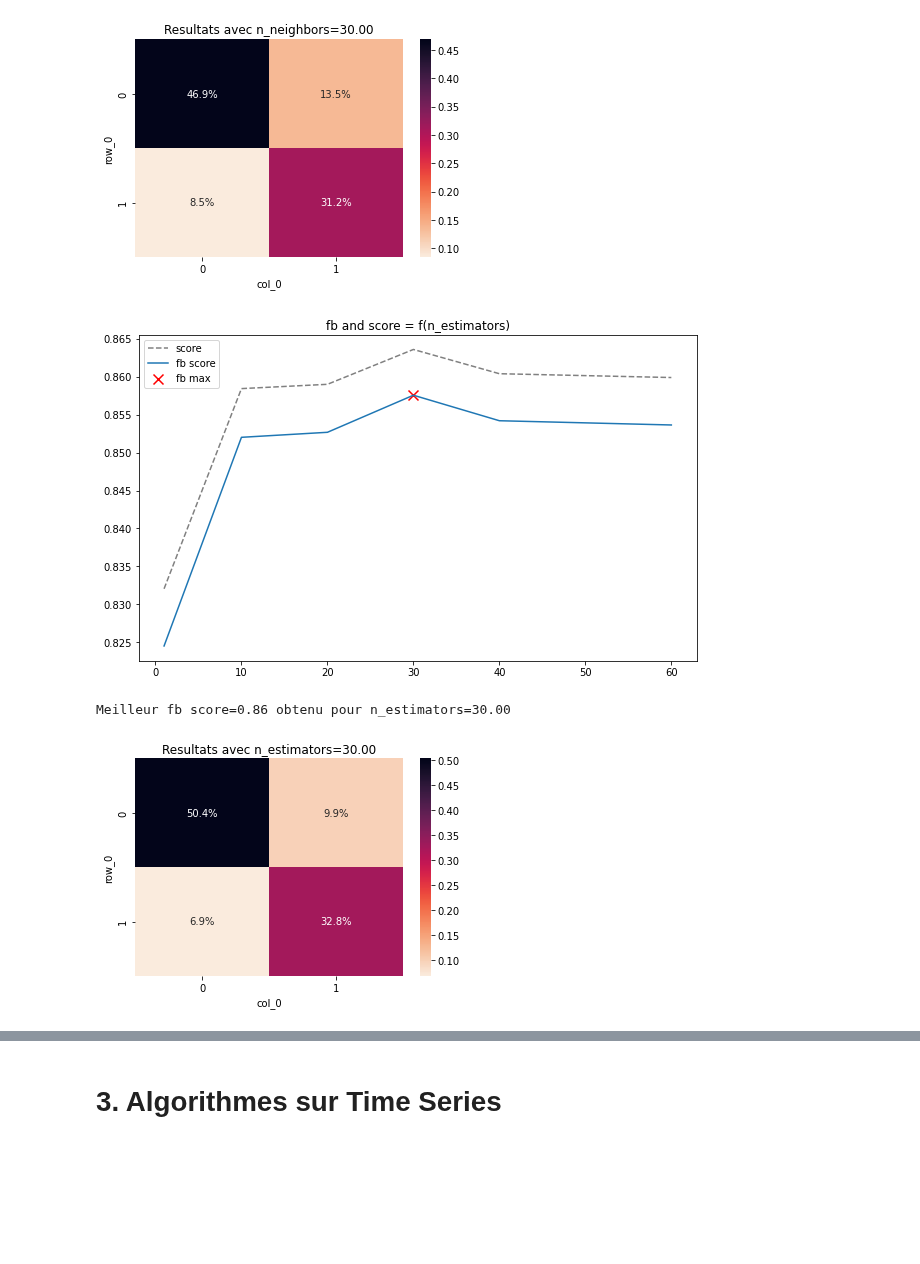
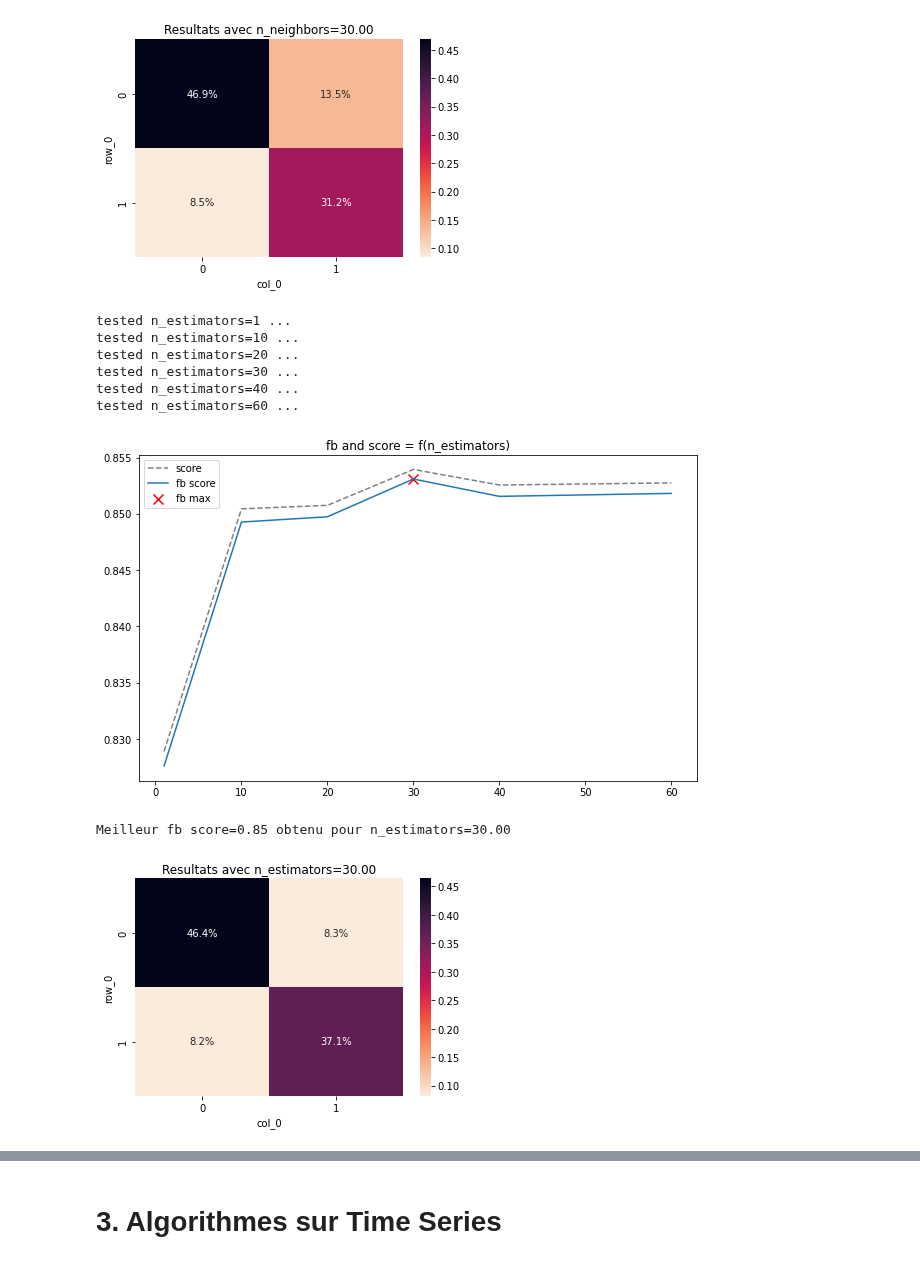
Before and after one commit to hugo-mi/Activity_Detection_From_Electrical_Consumption_Load_Curves, a Jupyter notebook: Exploratory Data Analysis/classification_house2.ipynb, the cells around one changed output, grey strips where cells are left out. Drawn from its saved outputs; the diff is of its cells as text; code cells hidden in the pictures; blank space fills up the shorter version.

```diff
--- a/Exploratory Data Analysis/classification_house2.ipynb
+++ b/Exploratory Data Analysis/classification_house2.ipynb
@@ -188,12 +190,18 @@ Meilleur fb score=0.77 obtenu pour n_neighbors=30.00
 # %%
 from sklearn.ensemble import RandomForestClassifier
 
 n_range = [1, 10, 20, 30, 40, 60]
-plot_scores_param(X_train, X_test, y_train, y_test, RandomForestClassifier, 'n_estimators', n_range, other_params={'n_jobs': -1, 'max_samples': 0.8, 'max_depth': 12});
+plot_scores_param(X_train, X_test, y_train, y_test, RandomForestClassifier, 'n_estimators', n_range, other_params={'n_jobs': -1, 'max_samples': 0.8, 'max_depth': 10});
 # %% [output]
+tested n_estimators=1 ...
+tested n_estimators=10 ...
+tested n_estimators=20 ...
+tested n_estimators=30 ...
+tested n_estimators=40 ...
+tested n_estimators=60 ...
-[figure, old version]
+[figure, new version]
-Meilleur fb score=0.86 obtenu pour n_estimators=30.00
+Meilleur fb score=0.85 obtenu pour n_estimators=30.00
-[figure, old version]
+[figure, new version]
 # %%
 from sklearn.tree import DecisionTreeClassifier
 from sklearn.ensemble import AdaBoostClassifier
```
Also changed, not shown: parts of 2 cells of this notebook, 2 other files.
